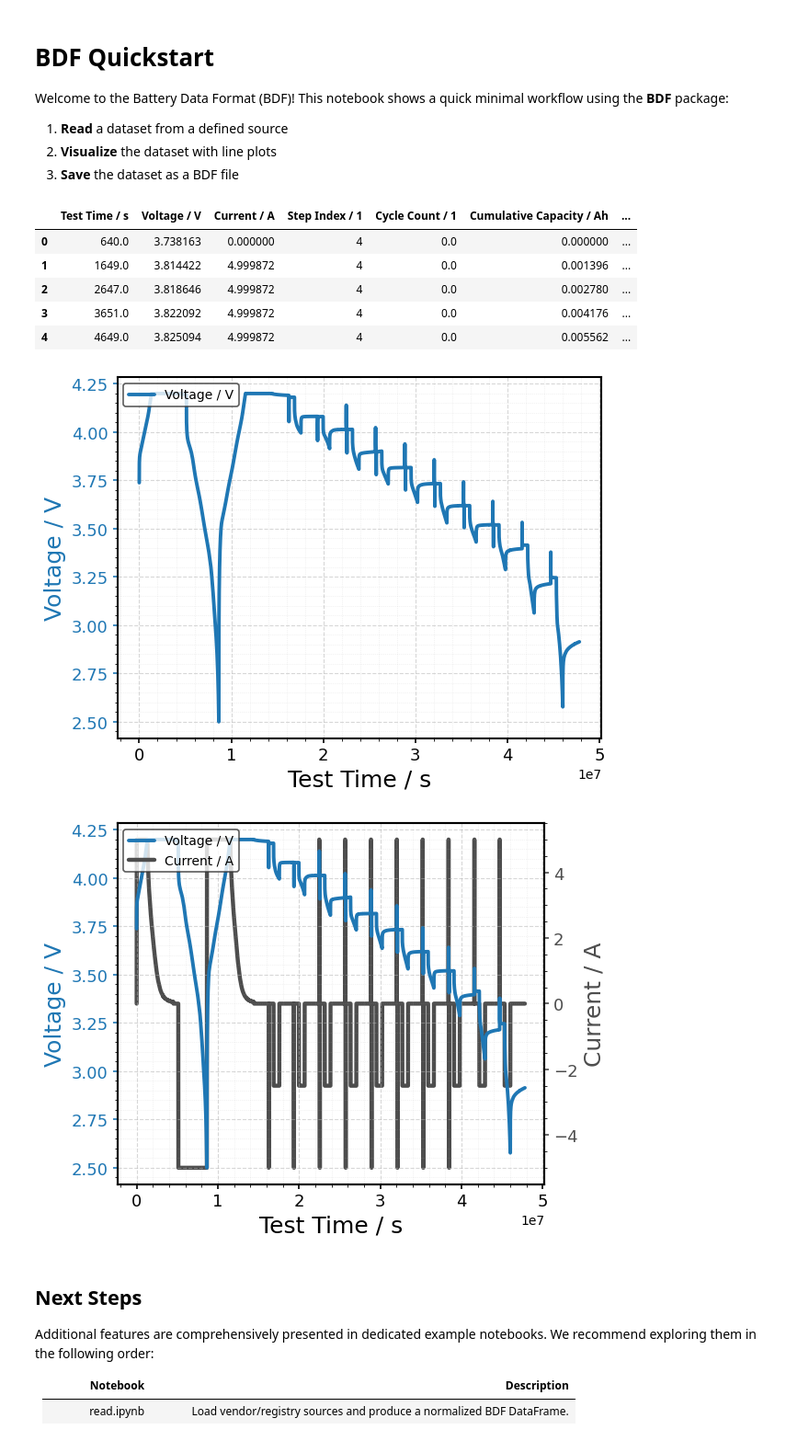
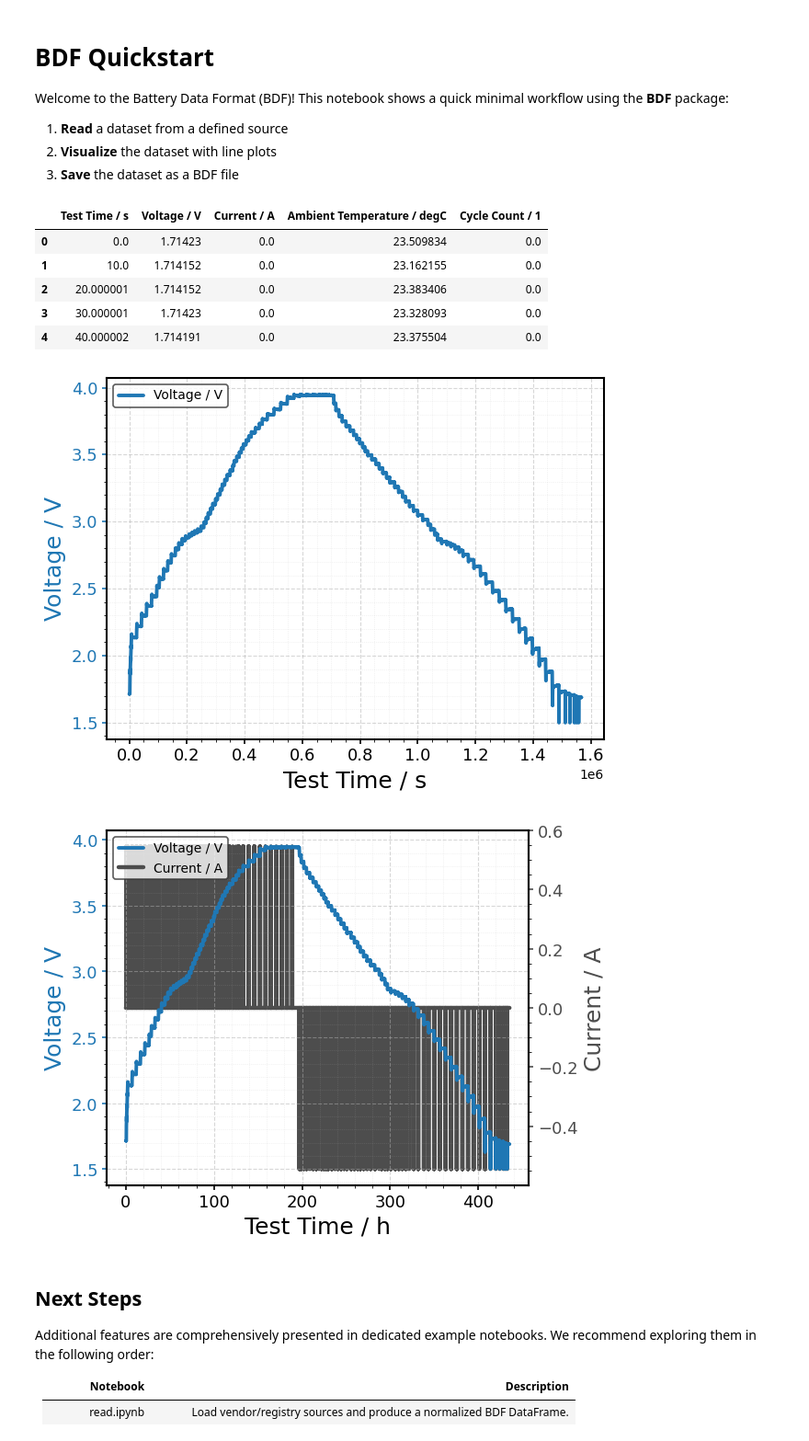
Before and after one commit to battery-data-alliance/battery-data-format, a Jupyter notebook: examples/quickstart.ipynb, the cells around one changed output. Shown at 92% size. Saved outputs shown, nothing was run; the diff lists cells and outputs as text; code cells hidden in the pictures.

```diff
--- a/examples/quickstart.ipynb
+++ b/examples/quickstart.ipynb
@@ -10,32 +10,31 @@ Welcome to the Battery Data Format (BDF)! This notebook shows a quick minimal wo
 # Import the package
 import bdf
 # %%
-
 # Read the raw source data and display the header
-df = bdf.read("https://zenodo.org/records/17295469/files/FZJ__INR21700__20250606__HPPC__25degC__Digatron.csv")
+df = bdf.read("https://zenodo.org/records/17289383/files/SINTEF__NaCR32140-MP10-04__2025-08-25__GITT_0p05C_25degC__BioLogic.mpt")
 df.head()
 # %% [output]
-|  | Test Time / s | Voltage / V | Current / A | Step Index / 1 | Cycle Count / 1 | Cumulative Capacity / Ah | ... |
-| 0 | 640.0 | 3.738163 | 0.000000 | 4 | 0.0 | 0.000000 | ... |
-| 1 | 1649.0 | 3.814422 | 4.999872 | 4 | 0.0 | 0.001396 | ... |
-| 2 | 2647.0 | 3.818646 | 4.999872 | 4 | 0.0 | 0.002780 | ... |
-| 3 | 3651.0 | 3.822092 | 4.999872 | 4 | 0.0 | 0.004176 | ... |
-| 4 | 4649.0 | 3.825094 | 4.999872 | 4 | 0.0 | 0.005562 | ... |
+|  | Test Time / s | Voltage / V | Current / A | Ambient Temperature / degC | Cycle Count / 1 |
+| 0 | 0.0 | 1.71423 | 0.0 | 23.509834 | 0.0 |
+| 1 | 10.0 | 1.714152 | 0.0 | 23.162155 | 0.0 |
+| 2 | 20.000001 | 1.714152 | 0.0 | 23.383406 | 0.0 |
+| 3 | 30.000001 | 1.71423 | 0.0 | 23.328093 | 0.0 |
+| 4 | 40.000002 | 1.714191 | 0.0 | 23.375504 | 0.0 |
 # %%
 # Visualize the data using the default features or a customized view
 bdf.plot(df)
 # %% [output]
-[figure, old version]
+[figure, new version]
 # %%
 # Visualize the data using a customized view
 bdf.plot(
     df,
-    xdata="Test Time / s",
+    xdata="Test Time / s", xunit="h",
     ydata="Voltage / V",
     yydata="Current / A",
 )
 # %% [output]
-[figure, old version]
+[figure, new version]
 # %%
 # Save the data as a BDF CSV
 df.to_csv("out/InstitutionCode__CellName__YYYYMMDD_XXX.bdf.csv", index=False)
```
Also changed, not shown: 21 other files.
